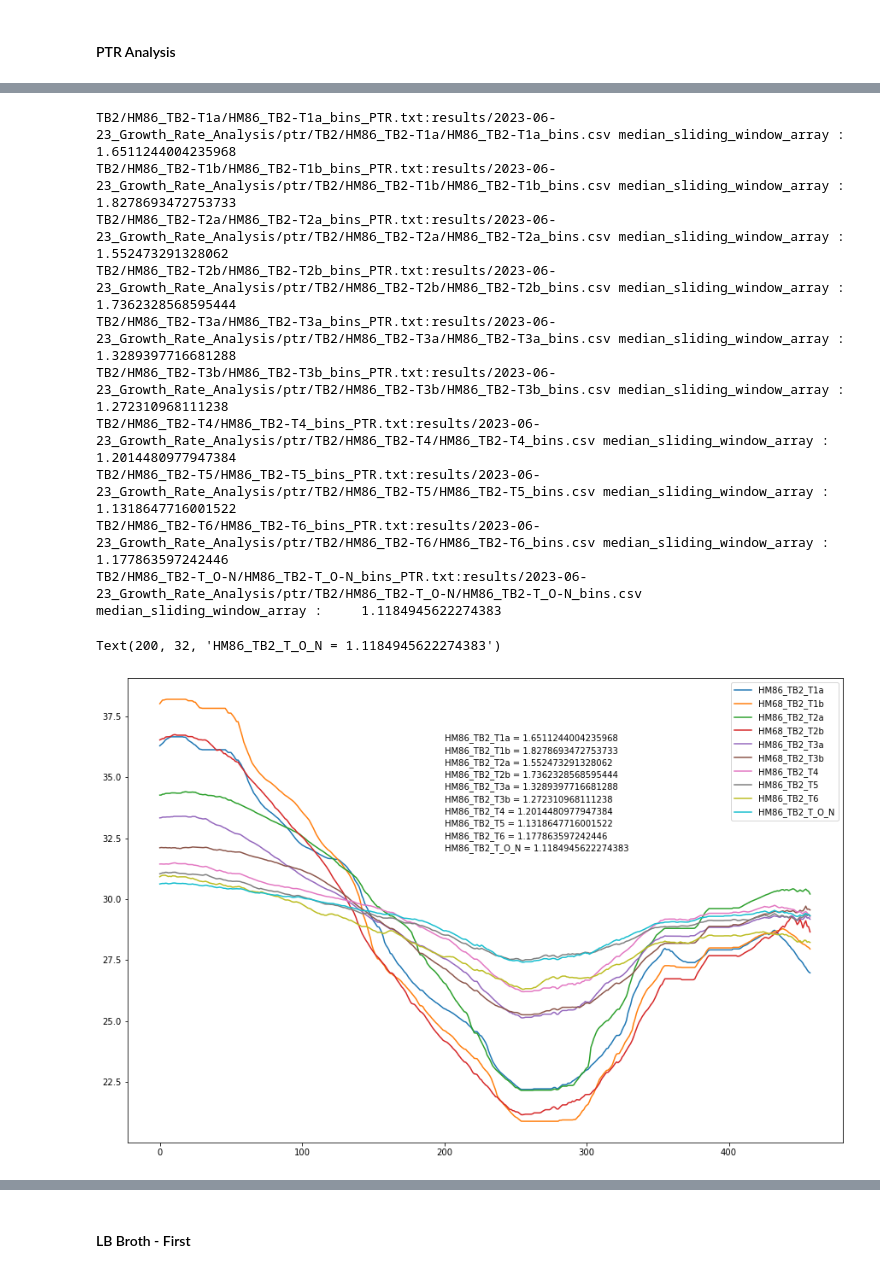
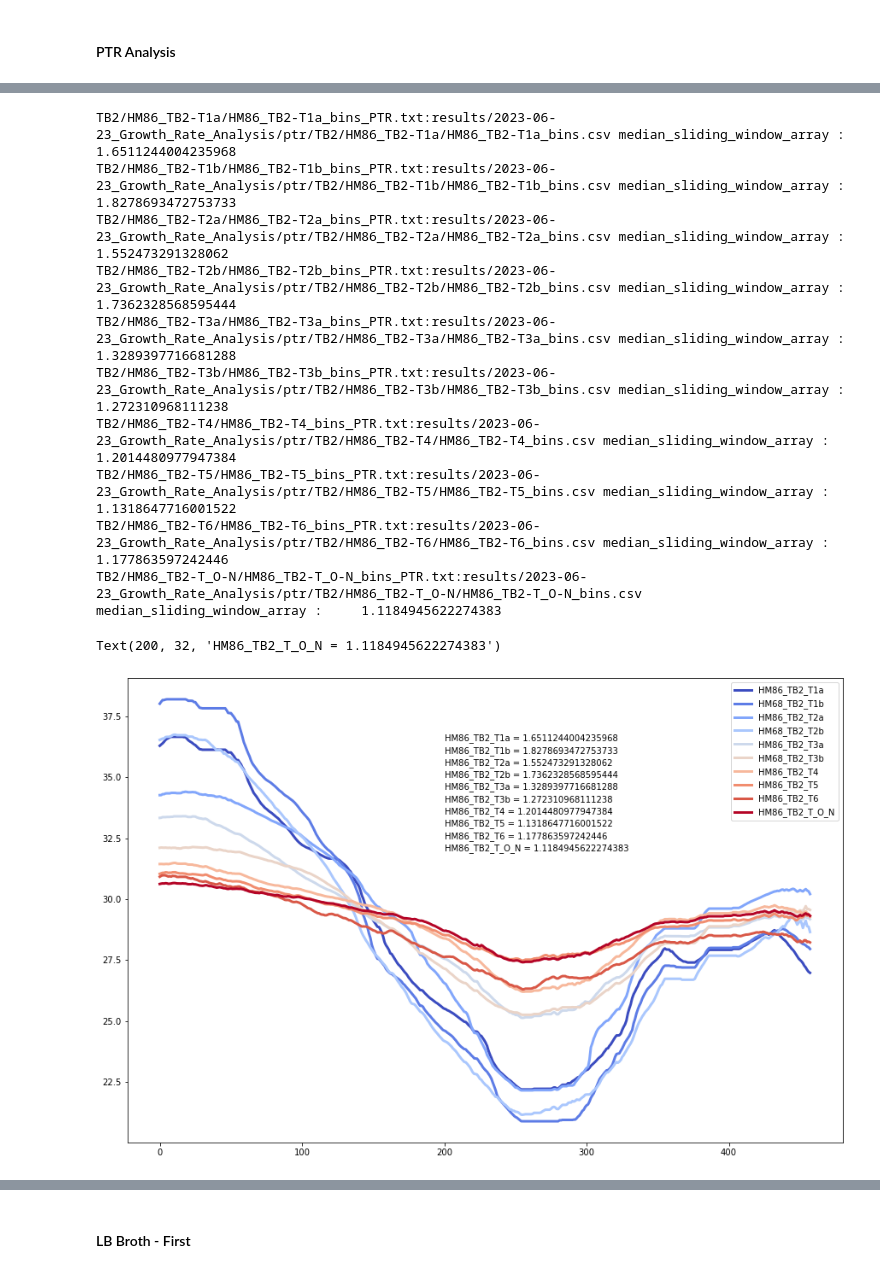
Before and after one commit to alipirani88/Growth-rate-estimate_SMAKE, a Jupyter notebook: 2023-06-21_Ecoli_UTI_PTR.ipynb, the cells around one changed output, grey strips where cells are left out. Cells and saved outputs as stored; diff of their text form; code cells hidden in the pictures.

```diff
--- a/2023-06-21_Ecoli_UTI_PTR.ipynb
+++ b/2023-06-21_Ecoli_UTI_PTR.ipynb
@@ -336,35 +358,35 @@ HM86_TB2_temp6 = pd.merge(HM86_TB2_temp5, HM86_TB2_T4, on=["bin", "bin"])
 HM86_TB2_temp7 = pd.merge(HM86_TB2_temp6, HM86_TB2_T5, on=["bin", "bin"])
 HM86_TB2_temp8 = pd.merge(HM86_TB2_temp7, HM86_TB2_T6, on=["bin", "bin"])
 HM86_TB2 = pd.merge(HM86_TB2_temp8, HM86_TB2_T_O_N, on=["bin", "bin"])
 HM86_TB2 = HM86_TB2.drop(['bin'], axis=1)
 
 !grep 'median_sliding_window_array' TB2/HM86*/*bins_PTR.txt
 
 fig, ax = plt.subplots(1, 1)
-HM86_TB2.plot(legend=True, ax=ax)
+HM86_TB2.plot(legend=True, ax=ax, colormap='coolwarm', lw=3)
 ax.text(200, 36.5, 'HM86_TB2_T1a = 1.6511244004235968', fontsize = 10)
 ax.text(200, 36, 'HM86_TB2_T1b = 1.8278693472753733', fontsize = 10)
 ax.text(200, 35.5, 'HM86_TB2_T2a = 1.552473291328062', fontsize = 10)
 ax.text(200, 35, 'HM86_TB2_T2b = 1.7362328568595444', fontsize = 10)
 ax.text(200, 34.5, 'HM86_TB2_T3a = 1.3289397716681288', fontsize = 10)
 ax.text(200, 34, 'HM86_TB2_T3b = 1.272310968111238', fontsize = 10)
 ax.text(200, 33.5, 'HM86_TB2_T4 = 1.2014480977947384', fontsize = 10)
 ax.text(200, 33, 'HM86_TB2_T5 = 1.1318647716001522', fontsize = 10)
 ax.text(200, 32.5, 'HM86_TB2_T6 = 1.177863597242446', fontsize = 10)
 ax.text(200, 32, 'HM86_TB2_T_O_N = 1.1184945622274383', fontsize = 10)
 # %% [output]
 TB2/HM86_TB2-T1a/HM86_TB2-T1a_bins_PTR.txt:results/2023-06-23_Growth_Rate_Analysis/ptr/TB2/HM86_TB2-T1a/HM86_TB2-T1a_bins.csv median_sliding_window_array :     1.6511244004235968
 TB2/HM86_TB2-T1b/HM86_TB2-T1b_bins_PTR.txt:results/2023-06-23_Growth_Rate_Analysis/ptr/TB2/HM86_TB2-T1b/HM86_TB2-T1b_bins.csv median_sliding_window_array :     1.8278693472753733
 TB2/HM86_TB2-T2a/HM86_TB2-T2a_bins_PTR.txt:results/2023-06-23_Growth_Rate_Analysis/ptr/TB2/HM86_TB2-T2a/HM86_TB2-T2a_bins.csv median_sliding_window_array :     1.552473291328062
 TB2/HM86_TB2-T2b/HM86_TB2-T2b_bins_PTR.txt:results/2023-06-23_Growth_Rate_Analysis/ptr/TB2/HM86_TB2-T2b/HM86_TB2-T2b_bins.csv median_sliding_window_array :     1.7362328568595444
 TB2/HM86_TB2-T3a/HM86_TB2-T3a_bins_PTR.txt:results/2023-06-23_Growth_Rate_Analysis/ptr/TB2/HM86_TB2-T3a/HM86_TB2-T3a_bins.csv median_sliding_window_array :     1.3289397716681288
 TB2/HM86_TB2-T3b/HM86_TB2-T3b_bins_PTR.txt:results/2023-06-23_Growth_Rate_Analysis/ptr/TB2/HM86_TB2-T3b/HM86_TB2-T3b_bins.csv median_sliding_window_array :     1.272310968111238
 TB2/HM86_TB2-T4/HM86_TB2-T4_bins_PTR.txt:results/2023-06-23_Growth_Rate_Analysis/ptr/TB2/HM86_TB2-T4/HM86_TB2-T4_bins.csv median_sliding_window_array : 1.2014480977947384
 TB2/HM86_TB2-T5/HM86_TB2-T5_bins_PTR.txt:results/2023-06-23_Growth_Rate_Analysis/ptr/TB2/HM86_TB2-T5/HM86_TB2-T5_bins.csv median_sliding_window_array : 1.1318647716001522
 TB2/HM86_TB2-T6/HM86_TB2-T6_bins_PTR.txt:results/2023-06-23_Growth_Rate_Analysis/ptr/TB2/HM86_TB2-T6/HM86_TB2-T6_bins.csv median_sliding_window_array : 1.177863597242446
 TB2/HM86_TB2-T_O-N/HM86_TB2-T_O-N_bins_PTR.txt:results/2023-06-23_Growth_Rate_Analysis/ptr/TB2/HM86_TB2-T_O-N/HM86_TB2-T_O-N_bins.csv median_sliding_window_array :     1.1184945622274383
 Text(200, 32, 'HM86_TB2_T_O_N = 1.1184945622274383')
-[figure, old version]
+[figure, new version]
 # %%
 HM86_TB3_T1a = pd.read_csv('TB3/HM86_TB3-T1a/HM86_TB3-T1a.bed_perc_bins.csv', names=['bin', 'HM86_TB3_T1a'], header=None, dtype=float, skiprows=[0])
 HM86_TB3_T1b = pd.read_csv('TB3/HM86_TB3-T1b/HM86_TB3-T1b.bed_perc_bins.csv', names=['bin', 'HM68_TB3_T1b'], header=None, dtype=float, skiprows=[0])
```
Also changed, not shown: parts of 44 cells of this notebook.
